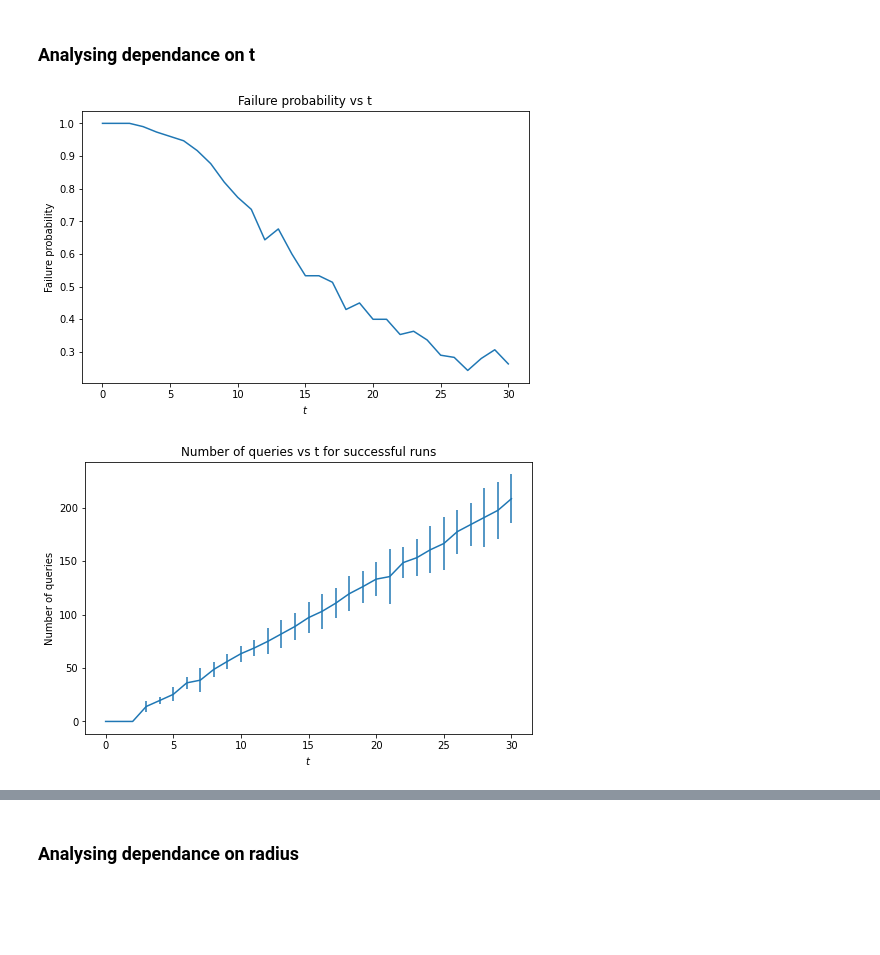
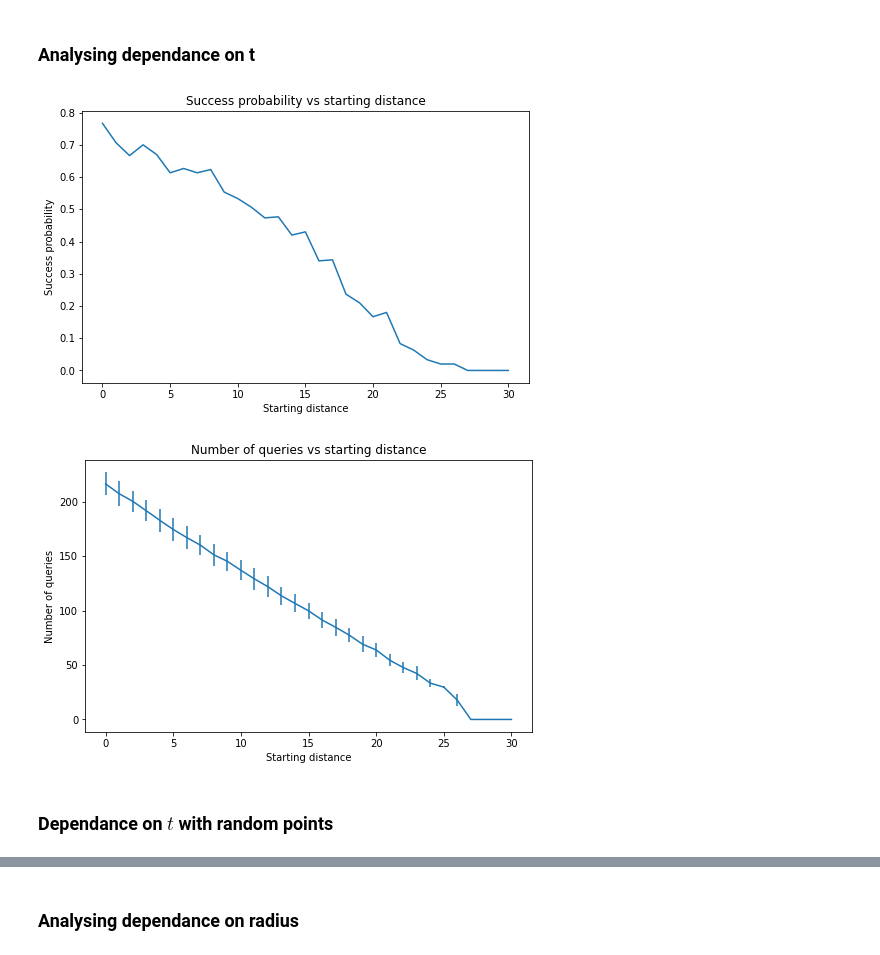
Before and after one commit to makarov-mv/lsh-adversary, a Jupyter notebook: Experiments.ipynb, the cells around one changed output, grey strips where cells are left out. Drawn from its saved outputs; the diff is of its cells as text; code cells hidden in the pictures; blank space fills up the shorter version.

Commit message:
random points experiment

```diff
--- a/Experiments.ipynb
+++ b/Experiments.ipynb
@@ -184,12 +194,13 @@ print(r1, r2, t, n, d)
 # %% [output]
 30 60 10 1000 300
 # %%
-points = np.zeros((n, d), dtype=int)
+points = np.repeat(np.random.binomial(1, 0.5, size=d)[:, None], n, axis=1).T
+# np.ones((n, d), dtype=int)
 
 nn_checker = skln.KDTree(points, metric='l1')
 lsh = HammingLSH(points, r1, r2, delta)
 # %%
-def run_exp_fast(t, target_distance=r1, max_resamples=1):
+def run_exp_fast(z, t, nn_checker, lsh, target_distance=r1, max_resamples=1):
     found_error = False
     error_query = None
     total_queries = 0
@@ -209,16 +220,19 @@ def run_exp_fast(t, target_distance=r1, max_resamples=1):
             error_query = q
         return res2
 
+    def flip_bits(p, mask):
+        p[mask] = 1 - p[mask]
+
     dist = r1 - t
     num_resample = 0
     while not found_error and num_resample < max_resamples:
         num_resample += 1
-        q = np.zeros(d, dtype=int)
-        q[rng.choice(d, dist, replace=False)] = 1
+        q = z.copy()
+        flip_bits(q, rng.choice(d, dist, replace=False))
         max_iter = 1000
 
         for _ in range(max_iter):
-            if l1_norm_int(q) >= target_distance:
+            if l1_norm_int(q - z) >= target_distance:
                 break
             if check_query(q) is None:
                 break
@@ -229,7 +243,7 @@ def run_exp_fast(t, target_distance=r1, max_resamples=1):
             failed = True
             for _ in range(max_iter):
                 qr = np.copy(q1)
-                qr[rng.choice(np.argwhere(q1 == 0), r2 - l1_norm_int(q1), replace=False).flatten()] = 1
+                flip_bits(qr, rng.choice(np.argwhere(q1 == z), r2 - l1_norm_int(q1 - z), replace=False).flatten())
                 if make_query(qr) is None:
                     failed = False
                     break
@@ -240,16 +254,14 @@ def run_exp_fast(t, target_distance=r1, max_resamples=1):
             ql = q1
 
             while l1_norm_int(qr - ql) > 1:
-                flip_bits = rng.choice(np.argwhere(qr != ql), l1_norm_int(qr - ql) // 2, replace=False).flatten()
                 qm = np.copy(ql)
-                qm[flip_bits] = 1
+                flip_bits(qm, rng.choice(np.argwhere(qr != ql), l1_norm_int(qr - ql) // 2, replace=False).flatten())
                 if make_query(qm) is None:
                     qr = qm
                 else:
                     ql = qm
 
-            next_bit = np.argwhere(qr != ql)[0]
-            q[next_bit] = 1
+            flip_bits(q, np.argwhere(qr != ql)[0])
         #         print("Found bit at dist", l1_norm(qr))
             if found_error:
                 break
@@ -284,13 +296,18 @@ run_exp_fast(30)
 # %% [markdown]
 ### Analysing dependance on t
 # %%
+points = np.repeat(np.random.binomial(1, 0.5, size=d)[:, None], n, axis=1).T
+
+nn_checker = skln.KDTree(points, metric='l1')
+lsh = HammingLSH(points, r1, r2, delta)
+
 t_grid = np.arange(0, r1 + 1, 1)
 iters_per_point = 300
 res = []
 for t1 in tqdm(t_grid):
     cur_res = []
     for i in range(iters_per_point):
-        cur_res.append(run_exp_fast(t1))
+        cur_res.append(run_exp_fast(points[0], t1, nn_checker, lsh))
     res.append(cur_res)
 # %%
 failure_prob = []
@@ -311,17 +328,19 @@ for i, v in enumerate(res):
 # bars_queries[0] -= mean_queries
 # bars_queries[1] = mean_queries - bars_queries[1]
 # %%
-plt.plot(t_grid, failure_prob)
-plt.title("Failure probability vs t")
-plt.xlabel("$t$")
-plt.ylabel("Failure probability")
+plt.plot(r1 - np.flip(t_grid), 1 - np.flip(failure_prob))
+plt.title("Success probability vs starting distance")
+plt.xlabel("Starting distance")
+plt.ylabel("Success probability")
 plt.show()
 
-plt.errorbar(t_grid, mean_queries, yerr=err_queries)
-plt.title("Number of queries vs t for successful runs")
-plt.xlabel("$t$")
+plt.errorbar(r1 - np.flip(t_grid), np.flip(mean_queries), yerr=np.flip(err_queries))
+plt.title("Number of queries vs starting distance")
+plt.xlabel("Starting distance")
 plt.ylabel("Number of queries")
 plt.show()
 # %% [output]
-[figure, old version]
+[figure, new version]
-[figure, old version]
+[figure, new version]
+# %% [markdown]
+### Dependance on $t$ with random points
```
Also changed, not shown: parts of 5 cells of this notebook.
